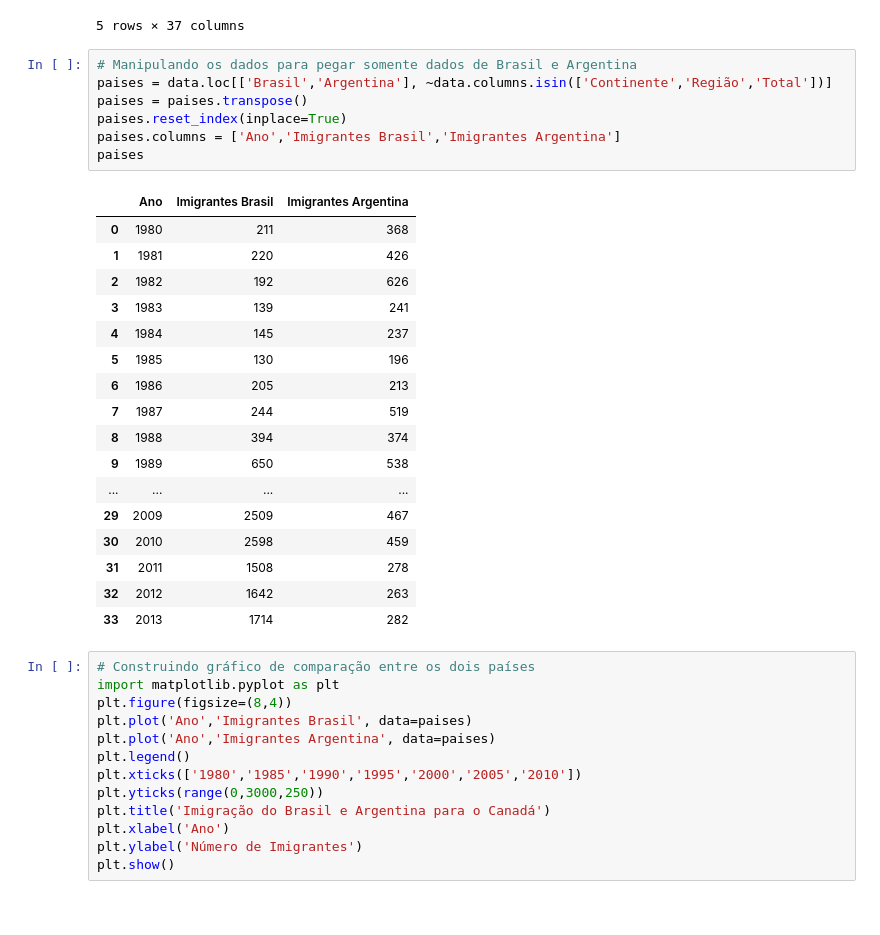
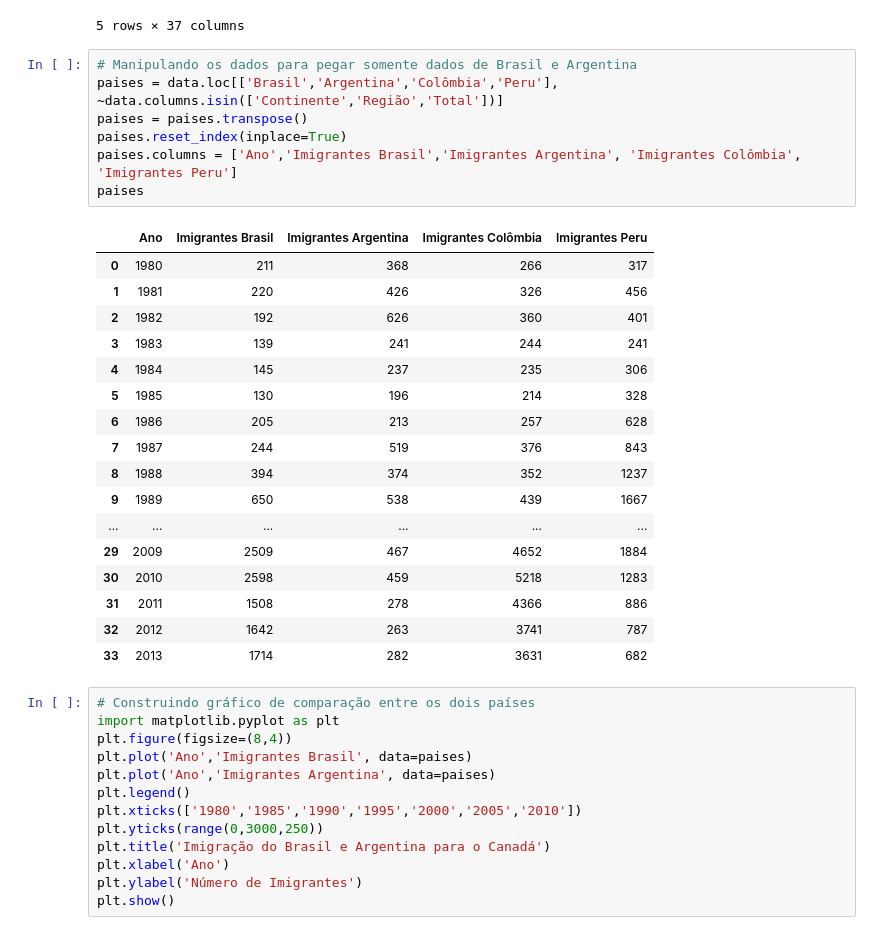
Before and after one commit to joaopfs97/data_science_exploring_data, a Jupyter notebook: data_visualization.ipynb, the cells around one changed output. Saved outputs shown, nothing was run; the diff lists cells and outputs as text.

```diff
--- a/data_visualization.ipynb
+++ b/data_visualization.ipynb
@@ -47,29 +45,29 @@ data.head()
 5 rows × 37 columns
 # %%
 # Manipulando os dados para pegar somente dados de Brasil e Argentina
-paises = data.loc[['Brasil','Argentina'], ~data.columns.isin(['Continente','Região','Total'])]
+paises = data.loc[['Brasil','Argentina','Colômbia','Peru'], ~data.columns.isin(['Continente','Região','Total'])]
 paises = paises.transpose()
 paises.reset_index(inplace=True)
-paises.columns = ['Ano','Imigrantes Brasil','Imigrantes Argentina']
+paises.columns = ['Ano','Imigrantes Brasil','Imigrantes Argentina', 'Imigrantes Colômbia', 'Imigrantes Peru']
 paises
 # %% [output]
-|  | Ano | Imigrantes Brasil | Imigrantes Argentina |
-| 0 | 1980 | 211 | 368 |
-| 1 | 1981 | 220 | 426 |
-| 2 | 1982 | 192 | 626 |
-| 3 | 1983 | 139 | 241 |
-| 4 | 1984 | 145 | 237 |
-| 5 | 1985 | 130 | 196 |
-| 6 | 1986 | 205 | 213 |
-| 7 | 1987 | 244 | 519 |
-| 8 | 1988 | 394 | 374 |
-| 9 | 1989 | 650 | 538 |
-| ... | ... | ... | ... |
-| 29 | 2009 | 2509 | 467 |
-| 30 | 2010 | 2598 | 459 |
-| 31 | 2011 | 1508 | 278 |
-| 32 | 2012 | 1642 | 263 |
-| 33 | 2013 | 1714 | 282 |
+|  | Ano | Imigrantes Brasil | Imigrantes Argentina | Imigrantes Colômbia | Imigrantes Peru |
+| 0 | 1980 | 211 | 368 | 266 | 317 |
+| 1 | 1981 | 220 | 426 | 326 | 456 |
+| 2 | 1982 | 192 | 626 | 360 | 401 |
+| 3 | 1983 | 139 | 241 | 244 | 241 |
+| 4 | 1984 | 145 | 237 | 235 | 306 |
+| 5 | 1985 | 130 | 196 | 214 | 328 |
+| 6 | 1986 | 205 | 213 | 257 | 628 |
+| 7 | 1987 | 244 | 519 | 376 | 843 |
+| 8 | 1988 | 394 | 374 | 352 | 1237 |
+| 9 | 1989 | 650 | 538 | 439 | 1667 |
+| ... | ... | ... | ... | ... | ... |
+| 29 | 2009 | 2509 | 467 | 4652 | 1884 |
+| 30 | 2010 | 2598 | 459 | 5218 | 1283 |
+| 31 | 2011 | 1508 | 278 | 4366 | 886 |
+| 32 | 2012 | 1642 | 263 | 3741 | 787 |
+| 33 | 2013 | 1714 | 282 | 3631 | 682 |
 # %%
 # Construindo gráfico de comparação entre os dois países
 import matplotlib.pyplot as plt
```
Also changed, not shown: parts of 3 cells of this notebook.
